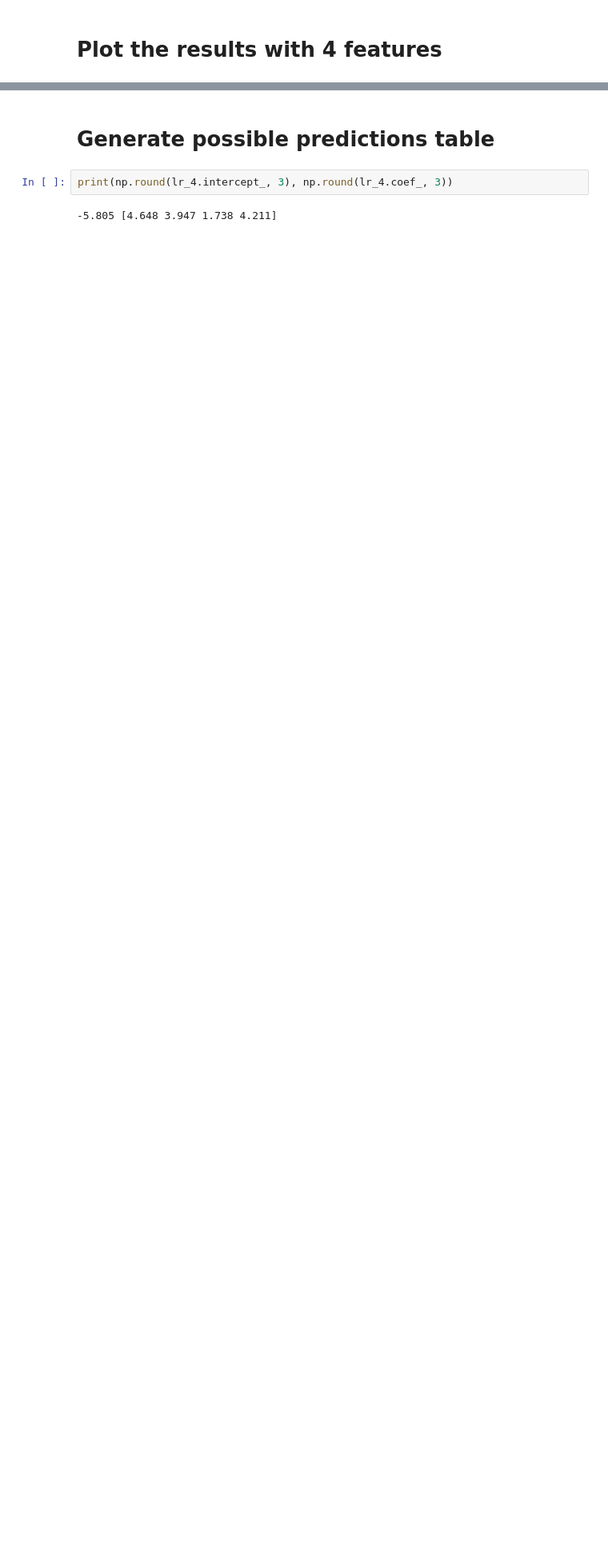
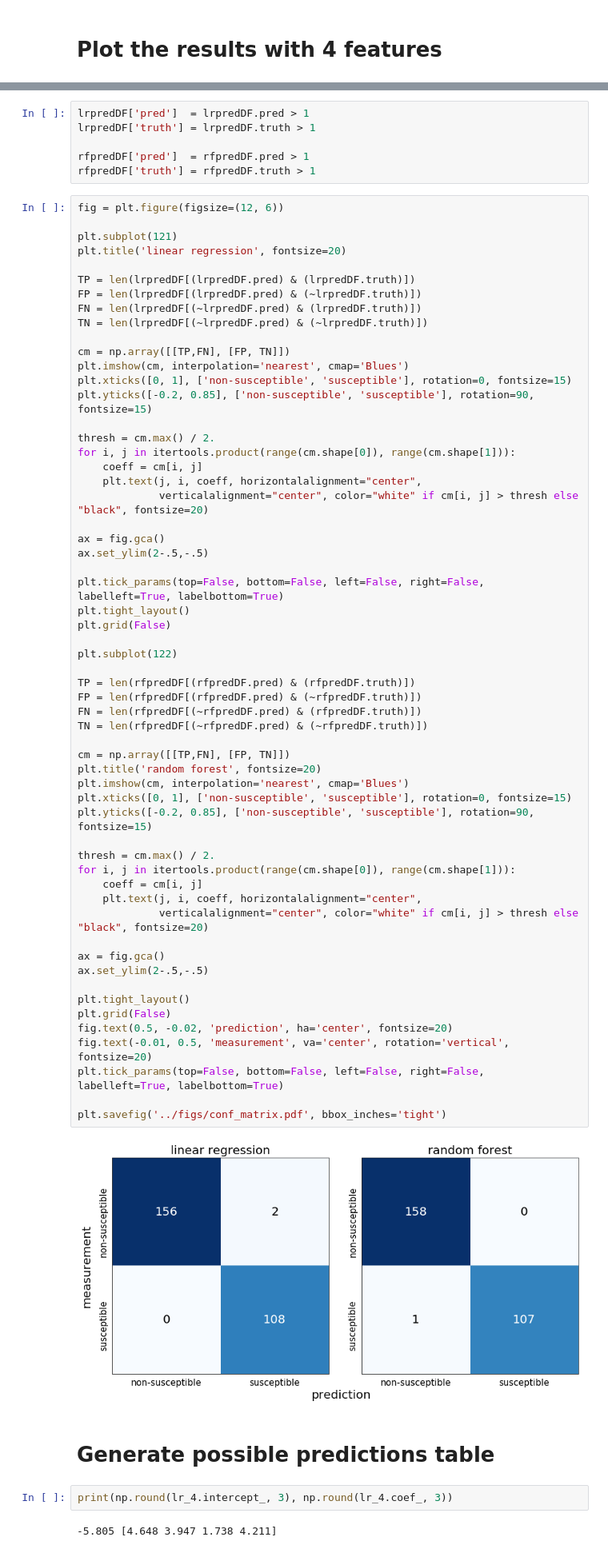
Before and after one commit to patbaa/AMR_ciprofloxacin, a Jupyter notebook: machine_learning_and_stats/3_evaluate_ML.ipynb, the cells around one changed output, grey strips where cells are left out. Shown: that part at 80% size. Drawn from its saved outputs; the diff is of its cells as text; blank space fills up the shorter version.

Commit message:
add confusion matrix

```diff
--- a/machine_learning_and_stats/3_evaluate_ML.ipynb
+++ b/machine_learning_and_stats/3_evaluate_ML.ipynb
@@ -144,3 +149,69 @@ plt.show()
+# %%
+lrpredDF['pred']  = lrpredDF.pred > 1
+lrpredDF['truth'] = lrpredDF.truth > 1
+
+rfpredDF['pred']  = rfpredDF.pred > 1
+rfpredDF['truth'] = rfpredDF.truth > 1
+# %%
+fig = plt.figure(figsize=(12, 6))
+
+plt.subplot(121)
+plt.title('linear regression', fontsize=20)
+
+TP = len(lrpredDF[(lrpredDF.pred) & (lrpredDF.truth)])
+FP = len(lrpredDF[(lrpredDF.pred) & (~lrpredDF.truth)])
+FN = len(lrpredDF[(~lrpredDF.pred) & (lrpredDF.truth)])
+TN = len(lrpredDF[(~lrpredDF.pred) & (~lrpredDF.truth)])
+
+cm = np.array([[TP,FN], [FP, TN]])
+plt.imshow(cm, interpolation='nearest', cmap='Blues')
+plt.xticks([0, 1], ['non-susceptible', 'susceptible'], rotation=0, fontsize=15)
+plt.yticks([-0.2, 0.85], ['non-susceptible', 'susceptible'], rotation=90, fontsize=15)
+
+thresh = cm.max() / 2.
+for i, j in itertools.product(range(cm.shape[0]), range(cm.shape[1])):
+    coeff = cm[i, j]
+    plt.text(j, i, coeff, horizontalalignment="center",
+             verticalalignment="center", color="white" if cm[i, j] > thresh else "black", fontsize=20)
+
+ax = fig.gca()
+ax.set_ylim(2-.5,-.5)
+
+plt.tick_params(top=False, bottom=False, left=False, right=False, labelleft=True, labelbottom=True)
+plt.tight_layout()
+plt.grid(False)
+
+plt.subplot(122)
+
+TP = len(rfpredDF[(rfpredDF.pred) & (rfpredDF.truth)])
+FP = len(rfpredDF[(rfpredDF.pred) & (~rfpredDF.truth)])
+FN = len(rfpredDF[(~rfpredDF.pred) & (rfpredDF.truth)])
+TN = len(rfpredDF[(~rfpredDF.pred) & (~rfpredDF.truth)])
+
+cm = np.array([[TP,FN], [FP, TN]])
+plt.title('random forest', fontsize=20)
+plt.imshow(cm, interpolation='nearest', cmap='Blues')
+plt.xticks([0, 1], ['non-susceptible', 'susceptible'], rotation=0, fontsize=15)
+plt.yticks([-0.2, 0.85], ['non-susceptible', 'susceptible'], rotation=90, fontsize=15)
+
+thresh = cm.max() / 2.
+for i, j in itertools.product(range(cm.shape[0]), range(cm.shape[1])):
+    coeff = cm[i, j]
+    plt.text(j, i, coeff, horizontalalignment="center",
+             verticalalignment="center", color="white" if cm[i, j] > thresh else "black", fontsize=20)
+
+ax = fig.gca()
+ax.set_ylim(2-.5,-.5)
+
+plt.tight_layout()
+plt.grid(False)
+fig.text(0.5, -0.02, 'prediction', ha='center', fontsize=20)
+fig.text(-0.01, 0.5, 'measurement', va='center', rotation='vertical', fontsize=20)
+plt.tick_params(top=False, bottom=False, left=False, right=False, labelleft=True, labelbottom=True)
+
+plt.savefig('../figs/conf_matrix.pdf', bbox_inches='tight')
+# %% [output]
+[figure, added]
 # %% [markdown]
 # Generate possible predictions table
 # %%
```
Also changed, not shown: parts of 5 cells of this notebook.
